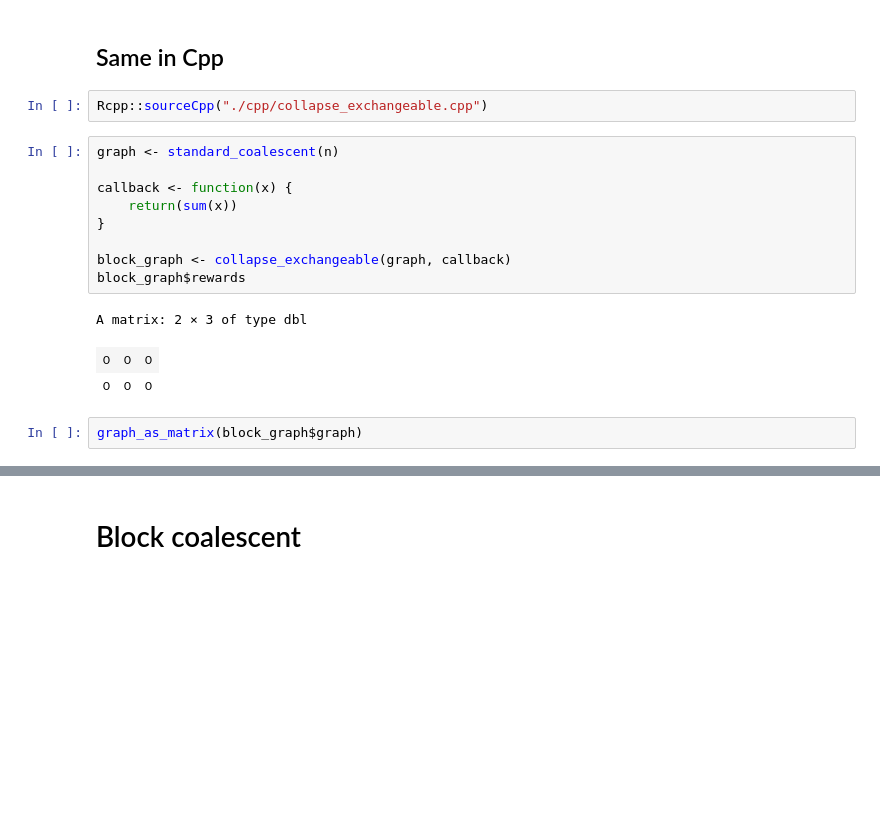
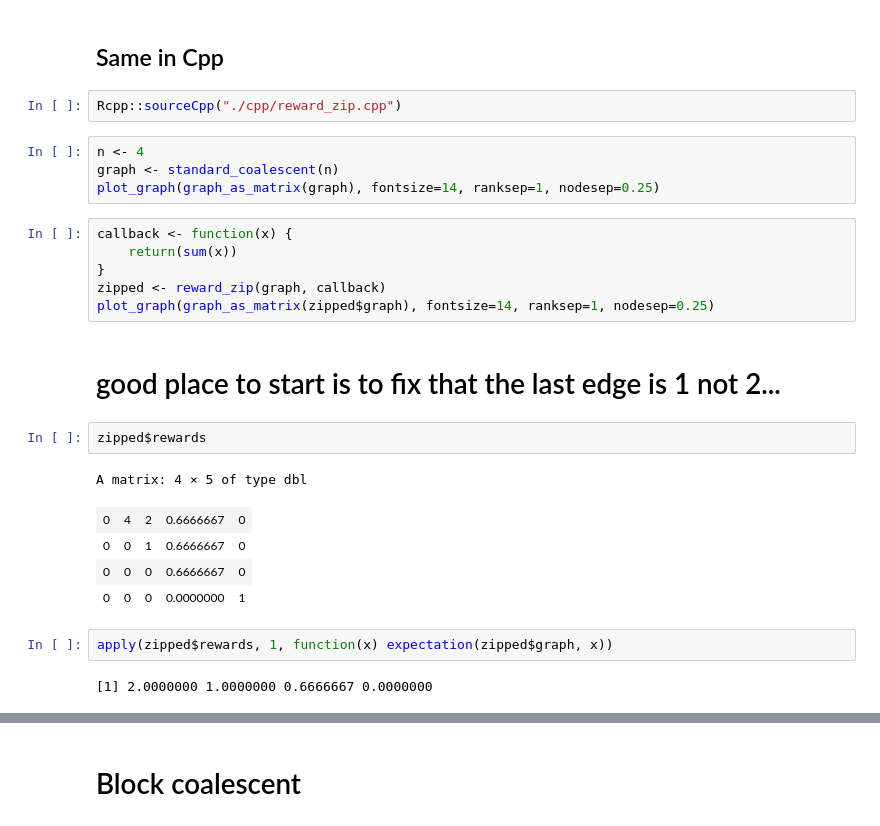
Before and after one commit to munch-group/phase-type-distributions, a Jupyter notebook: notebooks/coalescent-partitions.ipynb, the cells around one changed output, grey strips where cells are left out. Drawn from its saved outputs; the diff is of its cells as text; blank space fills up the shorter version.

```diff
--- a/notebooks/coalescent-partitions.ipynb
+++ b/notebooks/coalescent-partitions.ipynb
@@ -265,19 +277,28 @@ plot_sfs(block_graph, reward_matrix)
 # %% [markdown]
 ## Same in Cpp
 # %%
-Rcpp::sourceCpp("./cpp/collapse_exchangeable.cpp")
+Rcpp::sourceCpp("./cpp/reward_zip.cpp")
-# %%
-graph <- standard_coalescent(n)
-
-callback <- function(x) {
-    return(sum(x))
-}
-
-block_graph <- collapse_exchangeable(graph, callback)
-block_graph$rewards
-# %% [output]
-A matrix: 2 × 3 of type dbl
-| 0 | 0 | 0 |
-| 0 | 0 | 0 |
-# %%
-graph_as_matrix(block_graph$graph)
+# %%
+n <- 4
+graph <- standard_coalescent(n)
+plot_graph(graph_as_matrix(graph), fontsize=14, ranksep=1, nodesep=0.25)
+# %%
+callback <- function(x) {
+    return(sum(x))
+}
+zipped <- reward_zip(graph, callback)
+plot_graph(graph_as_matrix(zipped$graph), fontsize=14, ranksep=1, nodesep=0.25)
+# %% [markdown]
+# good place to start is to fix that the last edge is 1 not 2...
+# %%
+zipped$rewards
+# %% [output]
+A matrix: 4 × 5 of type dbl
+| 0 | 4 | 2 | 0.6666667 | 0 |
+| 0 | 0 | 1 | 0.6666667 | 0 |
+| 0 | 0 | 0 | 0.6666667 | 0 |
+| 0 | 0 | 0 | 0.0000000 | 1 |
+# %%
+apply(zipped$rewards, 1, function(x) expectation(zipped$graph, x))
+# %% [output]
+[1] 2.0000000 1.0000000 0.6666667 0.0000000
```
Also changed, not shown: parts of 5 cells of this notebook, 2 other files.
